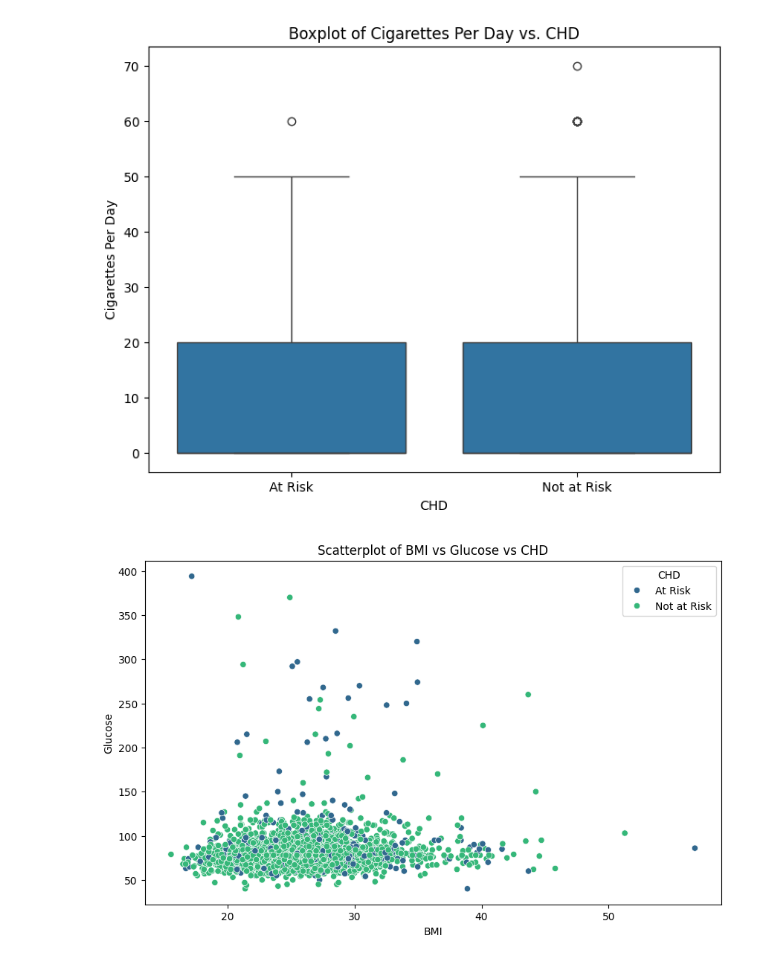
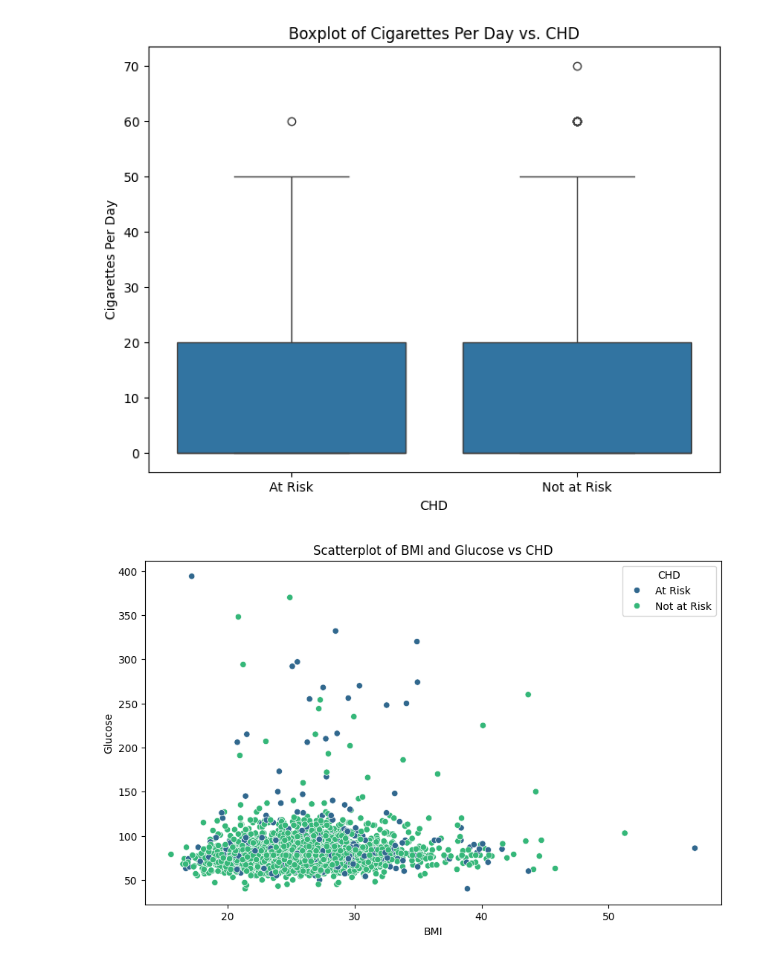
Before and after one commit to angelahjhong/project-2, a Jupyter notebook: CHD_modeling.ipynb, the cells around one changed output. Drawn from its saved outputs; the diff is of its cells as text; code cells hidden in the pictures.

Commit message:
final models and graphs

```diff
--- a/CHD_modeling.ipynb
+++ b/CHD_modeling.ipynb
@@ -237,11 +243,11 @@ plt.show()
 # %%
 # scatterplot graph for BMI vs glucose vs CHD
 plt.figure(figsize=(10, 6))
 sns.scatterplot(data=df, x='BMI', y='glucose', hue='TenYearCHD', palette='viridis')
-plt.title('Scatterplot of BMI vs Glucose vs CHD')
+plt.title('Scatterplot of BMI and Glucose vs CHD')
 plt.xlabel('BMI')
 plt.ylabel('Glucose')
 plt.legend(title='CHD')
 plt.show()
 # %% [output]
-[figure, old version]
+[figure, new version]
```
Also changed, not shown: parts of 1 cell of this notebook.
